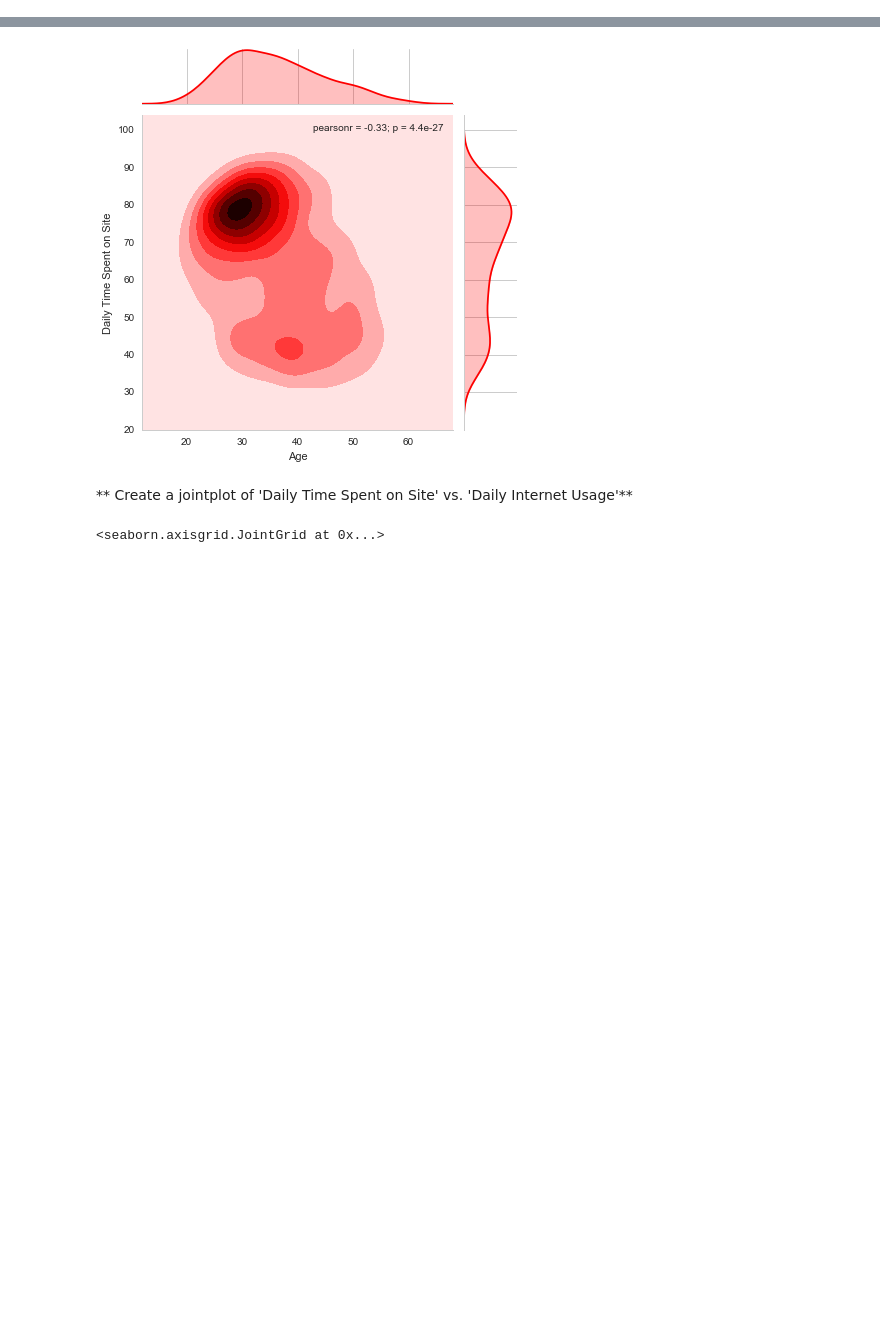
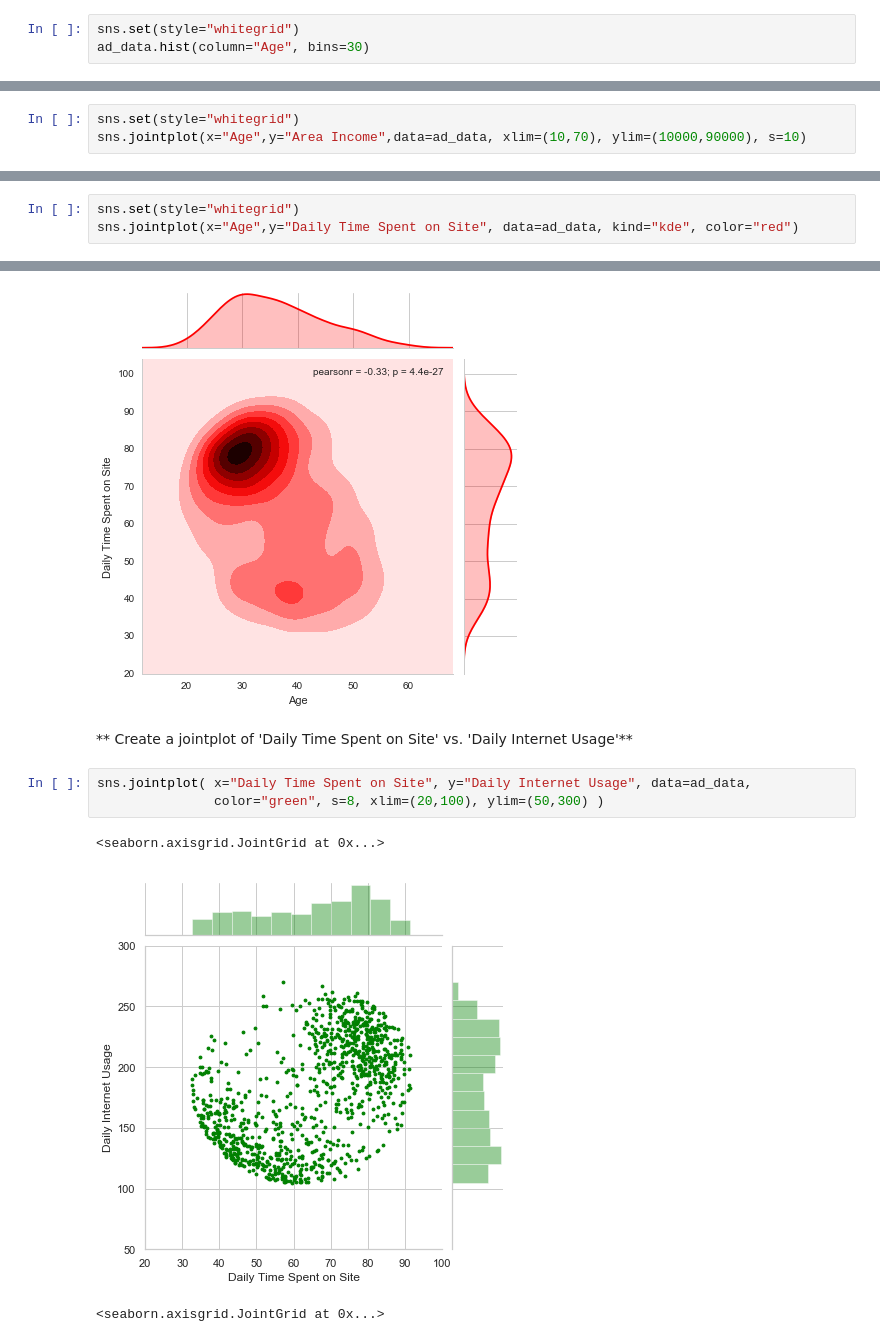
Before and after one commit to hmajr/logisticRegression-study, a Jupyter notebook: advertisingProject.ipynb, the cells around one changed output, grey strips where cells are left out. Drawn from its saved outputs; the diff is of its cells as text; blank space fills up the shorter version.

```diff
--- a/advertisingProject.ipynb
+++ b/advertisingProject.ipynb
@@ -127,0 +123,3 @@ array([[<matplotlib.axes._subplots.AxesSubplot object at 0x...>]],
+# %%
+sns.set(style="whitegrid")
+ad_data.hist(column="Age", bins=30)
@@ -137,0 +136,3 @@ array([[<matplotlib.axes._subplots.AxesSubplot object at 0x...>]],
+# %%
+sns.set(style="whitegrid")
+sns.jointplot(x="Age",y="Area Income",data=ad_data, xlim=(10,70), ylim=(10000,90000), s=10)
@@ -147,0 +148,3 @@ array([[<matplotlib.axes._subplots.AxesSubplot object at 0x...>]],
+# %%
+sns.set(style="whitegrid")
+sns.jointplot(x="Age",y="Daily Time Spent on Site", data=ad_data, kind="kde", color="red")
@@ -150,6 +156,12 @@ array([[<matplotlib.axes._subplots.AxesSubplot object at 0x...>]],
 [figure]
 # %% [markdown]
 ** Create a jointplot of 'Daily Time Spent on Site' vs. 'Daily Internet Usage'**
+# %%
+sns.jointplot( x="Daily Time Spent on Site", y="Daily Internet Usage", data=ad_data,
+               color="green", s=8, xlim=(20,100), ylim=(50,300) )
+# %% [output]
+<seaborn.axisgrid.JointGrid at 0x...>
+[figure, added]
 # %%
 # %% [output]
 <seaborn.axisgrid.JointGrid at 0x...>
```
Also changed, not shown: parts of 7 cells of this notebook.
